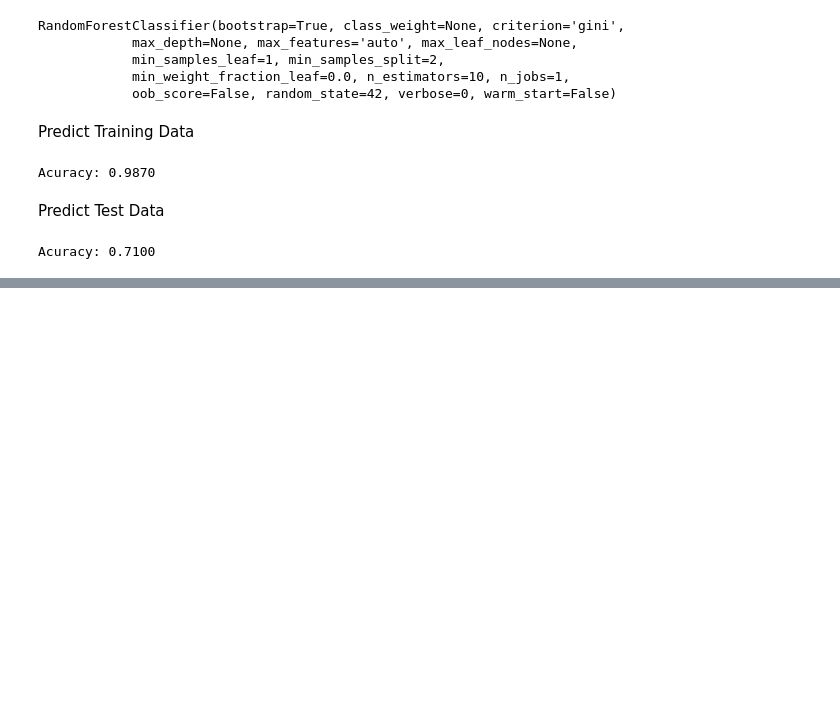
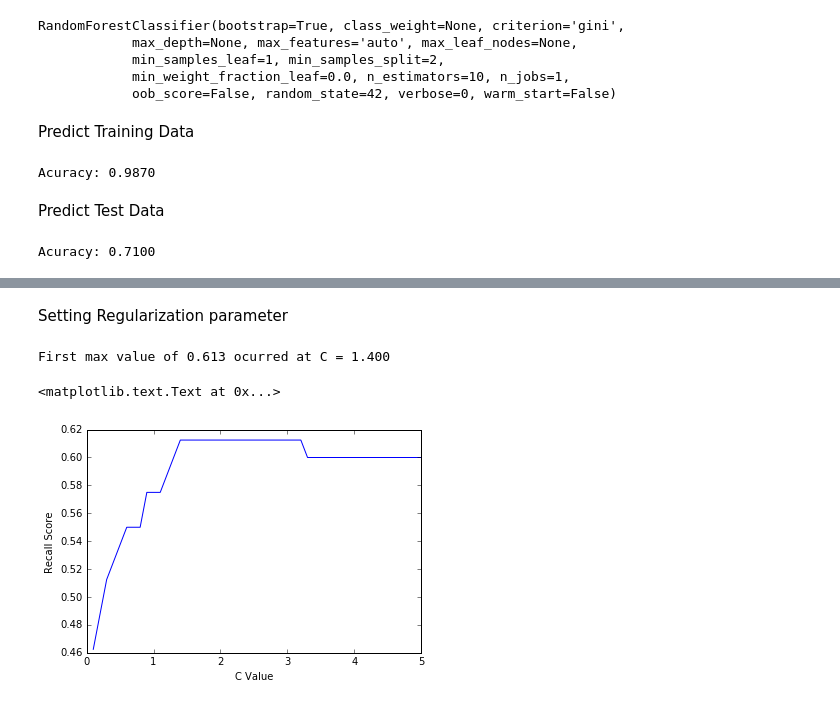
Before and after one commit to sridharaiyer/SriMachineLearningFiles, a Jupyter notebook: pimaIndianDiabetesPrediction.ipynb, the cells around one changed output, grey strips where cells are left out. Drawn from its saved outputs; the diff is of its cells as text; code cells hidden in the pictures; blank space fills up the shorter version.

Commit message:
Added Random Forest and balanced class and best C value Logistic Regression learning

```diff
--- a/pimaIndianDiabetesPrediction.ipynb
+++ b/pimaIndianDiabetesPrediction.ipynb
@@ -284,0 +305,4 @@ Acuracy: 0.7100
+# %%
+from sklearn.linear_model import LogisticRegression
+lr_model = LogisticRegression(C = 0.7, random_state = 42)
+lr_model.fit(xTrain, yTrain.ravel())
@@ -284,0 +345,35 @@ Acuracy: 0.7100
+# %% [markdown]
+Setting Regularization parameter
+# %%
+C_start = 0.1
+C_end = 5
+C_inc = 0.1
+C_values, recall_scores = [], []
+
+C_val = C_start
+best_recall_score = 0
+while (C_val < C_end):
+    C_values.append(C_val)
+    lr_model_loop = LogisticRegression(C = C_val, random_state=42)
+    lr_model_loop.fit(xTrain, yTrain.ravel())
+    lr_predict_loop_test = lr_model_loop.predict(xTest)
+    recall_score = metrics.recall_score(yTest, lr_predict_loop_test)
+    recall_scores.append(recall_score)
+
+    if (recall_score > best_recall_score):
+        best_recall_score = recall_score
+        best_lr_predict_test = lr_predict_loop_test
+
+    C_val = C_val + C_inc
+
+best_score_C_val = C_values[recall_scores.index(best_recall_score)]
+print("First max value of {0:.3f} ocurred at C = {1:.3f}".format(best_recall_score, best_score_C_val))
+
+%matplotlib inline
+plt.plot(C_values, recall_scores, "-")
+plt.xlabel("C Value")
+plt.ylabel("Recall Score")
+# %% [output]
+First max value of 0.613 ocurred at C = 1.400
+<matplotlib.text.Text at 0x...>
+[figure, added]
```
Also changed, not shown: parts of 17 cells of this notebook.
